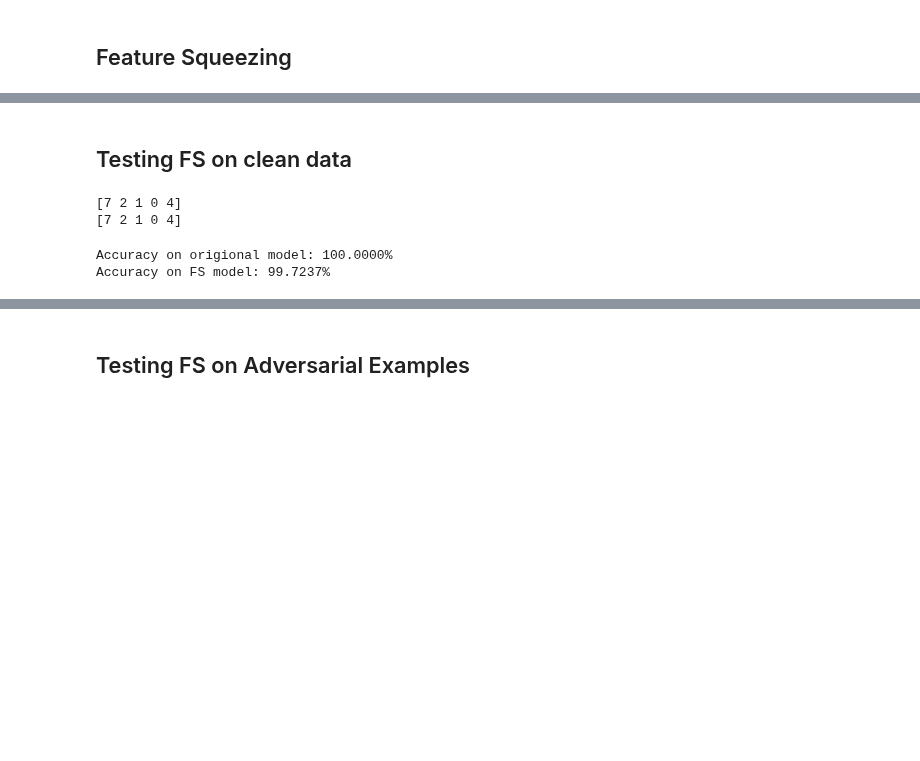
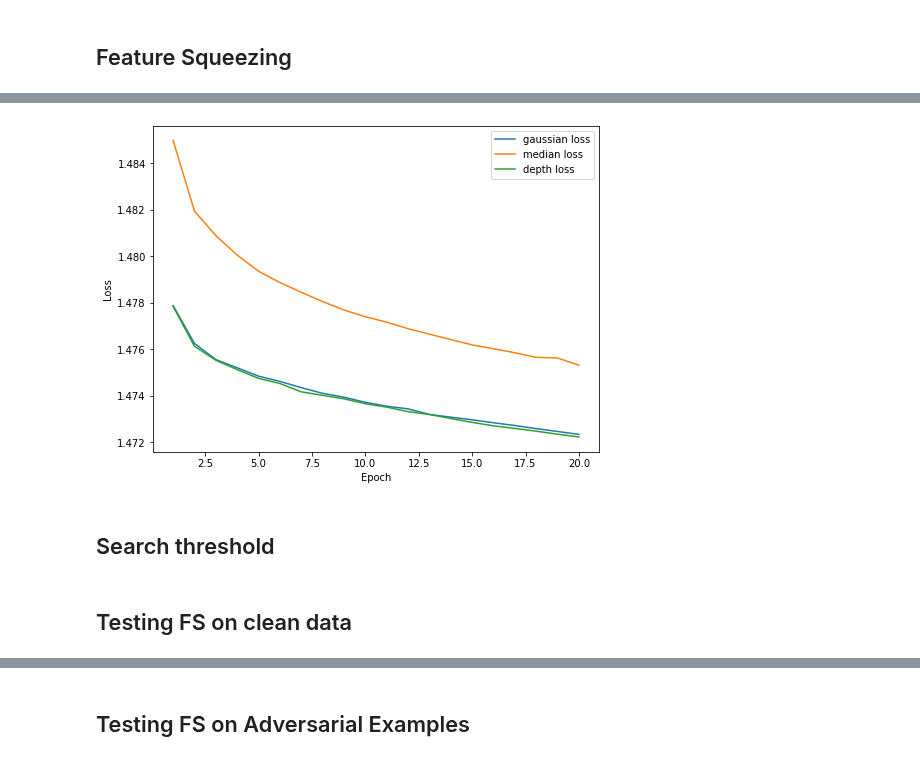
Before and after one commit to changx03/baard_exp2, a Jupyter notebook: demo_FetureSqueeze.ipynb, the cells around one changed output, grey strips where cells are left out. Drawn from its saved outputs; the diff is of its cells as text; code cells hidden in the pictures; blank space fills up the shorter version.

```diff
--- a/demo_FetureSqueeze.ipynb
+++ b/demo_FetureSqueeze.ipynb
@@ -289,6 +271,6 @@ squeezers = []
 squeezers.append(GaussianSqueezer(x_min=0.0, x_max=1.0, noise_strength=0.025, std=1.0))
 squeezers.append(MedianSqueezer(x_min=0.0, x_max=1.0, kernel_size=3))
 squeezers.append(DepthSqueezer(x_min=0.0, x_max=1.0, bit_depth=8))
-std = 4.1936 / 20.0
-print('std=', std)
-squeezers.append(GaussianSqueezer(x_min=0.0, x_max=1.0, noise_strength=1, std=std))
+# std = 4.1936 / 20.0
+# print('std=', std)
+# squeezers.append(GaussianSqueezer(x_min=0.0, x_max=1.0, noise_strength=1, std=std))
@@ -328,0 +333,17 @@ fs.fit(X_train, y_train, epochs=EPOCHS, verbose=1)
+# %%
+history_losses = fs.history_losses
+n = len(history_losses[0])
+
+plt.figure(figsize=(8, 6))
+xx = np.arange(1, n+1)
+for i in range(len(squeezers)):
+    name = squeezers[i].name
+    plt.plot(xx, history_losses[i], label='{} loss'.format(name))
+plt.legend()
+plt.xlabel('Epoch')
+plt.ylabel('Loss')
+plt.show()
+# %% [output]
+[figure, added]
+# %% [markdown]
+## Search threshold
@@ -329,23 +354,2 @@ fs.fit(X_train, y_train, epochs=EPOCHS, verbose=1)
 # %% [markdown]
 ## Testing FS on clean data
-# %%
-predictions = fs.predict(X_test)
-print(predictions[:5])
-
-print(y_test[:5])
-# %% [output]
-[7 2 1 0 4]
-[7 2 1 0 4]
-# %%
-X_test_perfect = tensor_test_X.detach().numpy()
-y_test_perfect = tensor_test_y.detach().numpy()
-
-predictions = np.argmax(classifier.predict(X_test_perfect), axis=1)
-accuracy = np.sum(predictions == y_test_perfect) / float(len(y_test_perfect))
-print('Accuracy on origional model: {:.4f}%'.format(accuracy*100))
-
-accuracy = fs.score(X_test_perfect, y_test_perfect)
-print('Accuracy on FS model: {:.4f}%'.format(accuracy*100))
-# %% [output]
-Accuracy on origional model: 100.0000%
-Accuracy on FS model: 99.7237%
```
Also changed, not shown: parts of 18 cells of this notebook, 2 other files.
